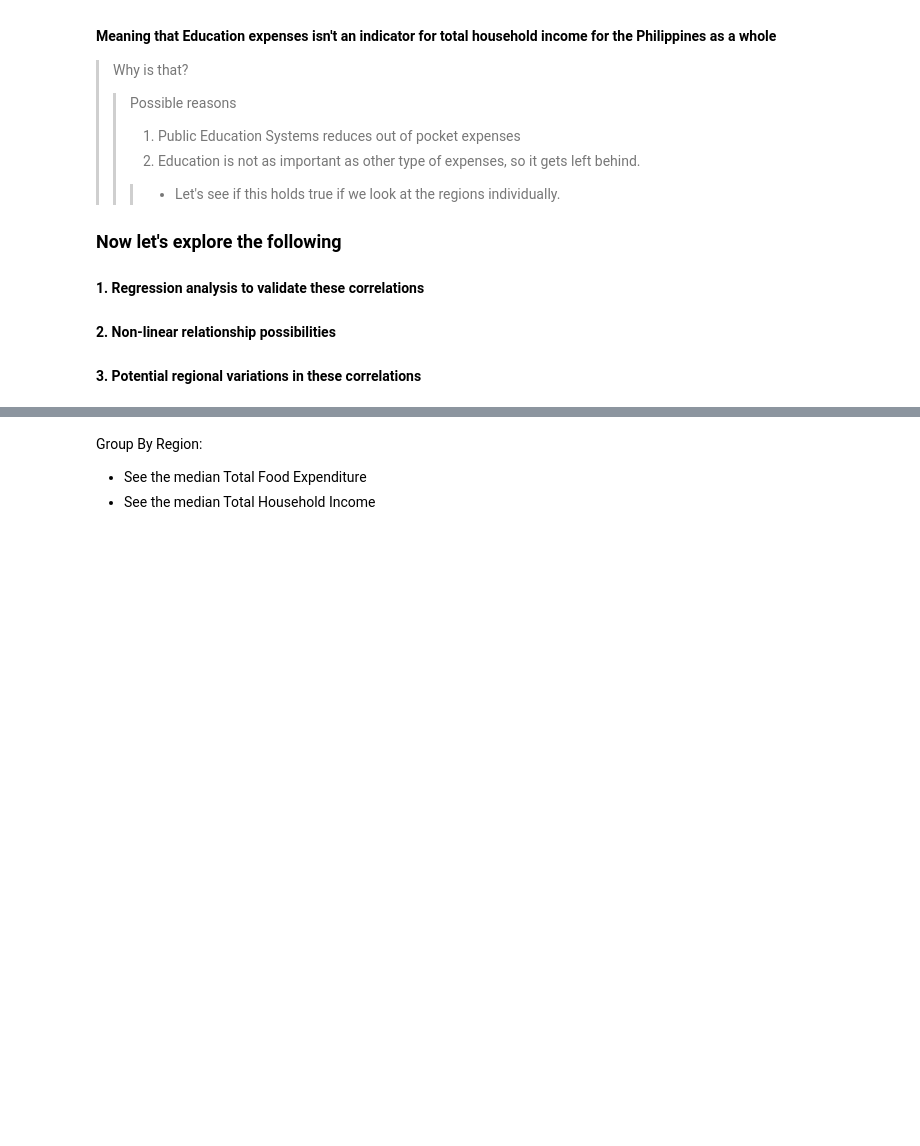
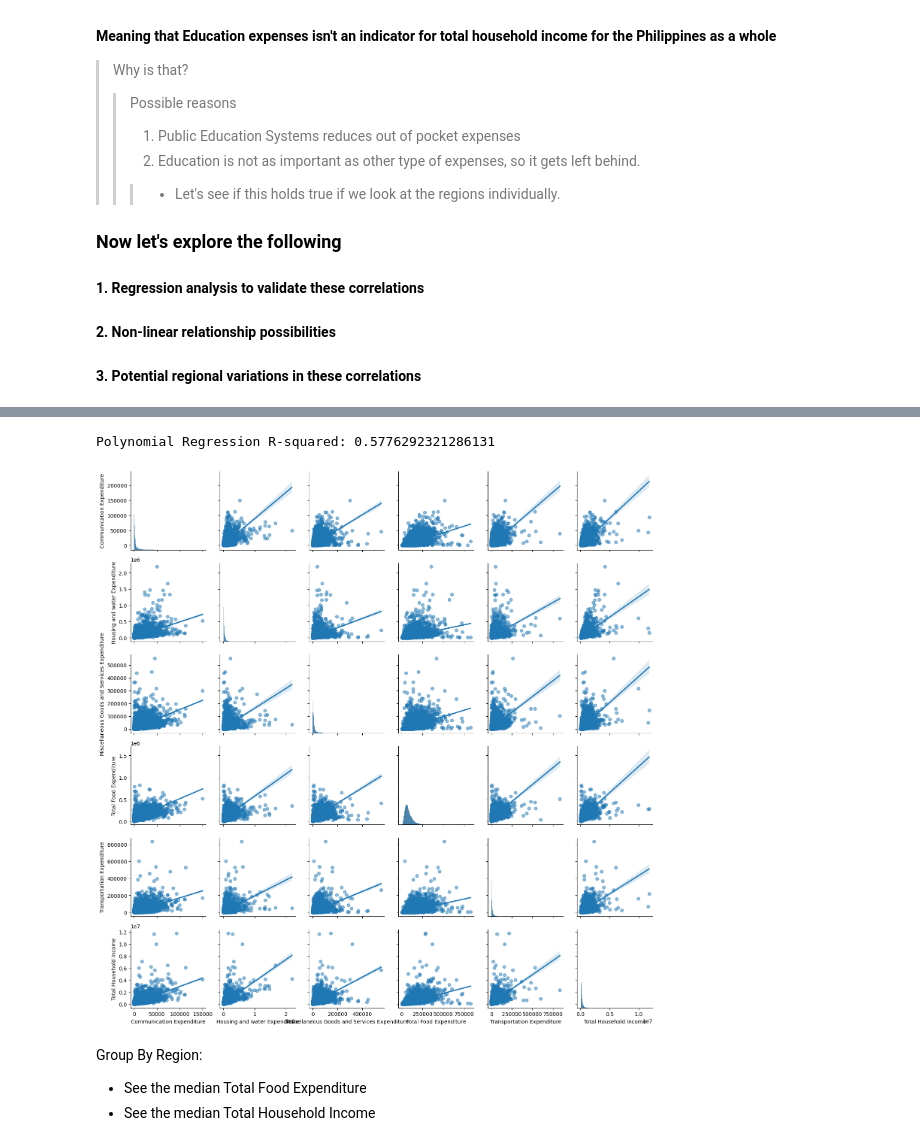
Before and after one commit to Meowxeth/PT-CaseStudy, a Jupyter notebook: main.ipynb, the cells around one changed output, grey strips where cells are left out. Cells and saved outputs as stored; diff of their text form; code cells hidden in the pictures; blank space fills up the shorter version.

```diff
--- a/main.ipynb
+++ b/main.ipynb
@@ -131,3 +183,30 @@ Name: Total Household Income, dtype: float64
+# %%
+#Non Linear Analysis
+
+from sklearn.preprocessing import PolynomialFeatures
+from sklearn.pipeline import make_pipeline
+
+# Polynomial Regression (2nd degree)
+poly_reg = make_pipeline(PolynomialFeatures(degree=2), LinearRegression())
+poly_reg.fit(X_train, y_train)
+
+# Predict and evaluate
+y_pred_poly = poly_reg.predict(X_test)
+print("Polynomial Regression R-squared:", r2_score(y_test, y_pred_poly))
+# %% [output]
+Polynomial Regression R-squared: 0.5776292321286131
+# %%
+
+# Pairplot to visualize non-linear relationships
+top_correlated_features = corr['Total Household Income'].sort_values(
+    ascending=False)[1:6].index.tolist()
+sns.pairplot(continous_df[top_correlated_features + ['Total Household Income']],
+             kind='reg',
+             plot_kws={'scatter_kws': {'alpha': 0.5}})
+plt.tight_layout()
+plt.show()
+# %% [output]
+[figure, added]
 # %% [markdown]
 Group By Region:
 - See the median Total Food Expenditure
```
Also changed, not shown: parts of 2 cells of this notebook.
